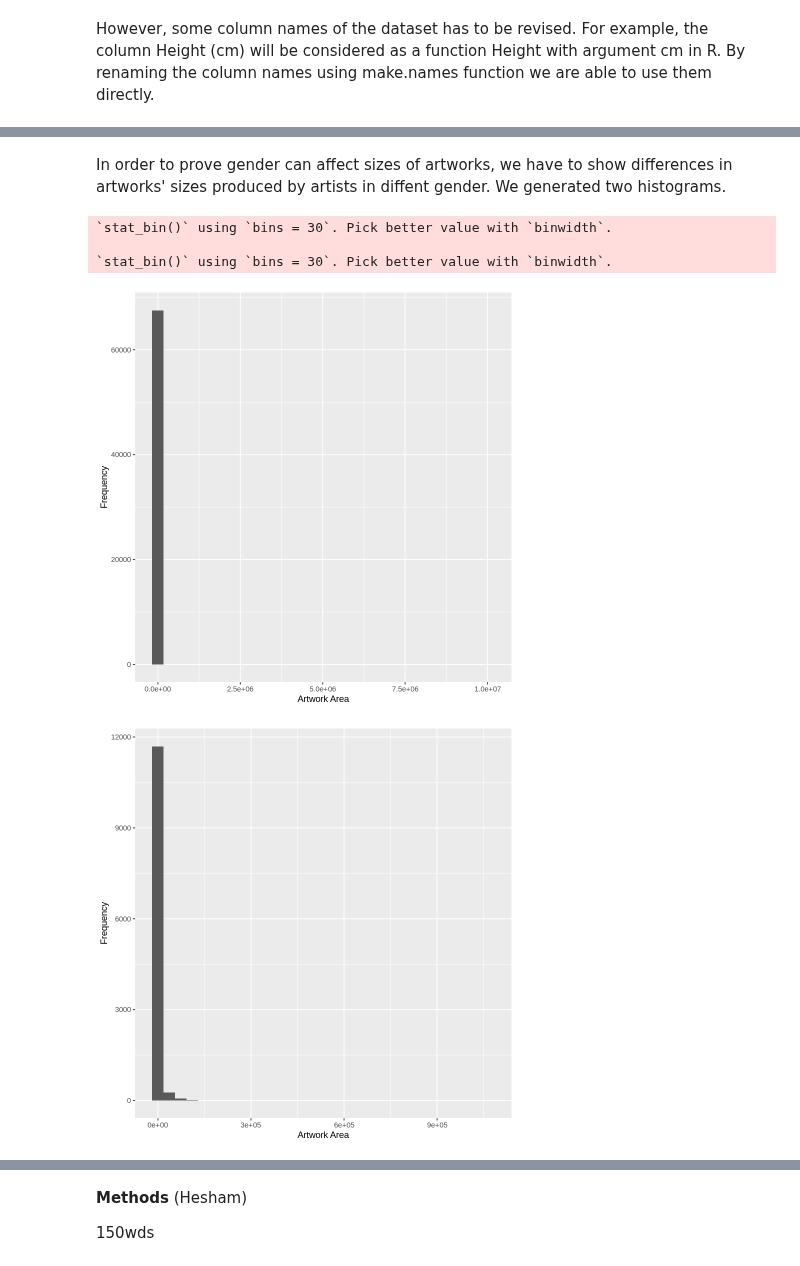
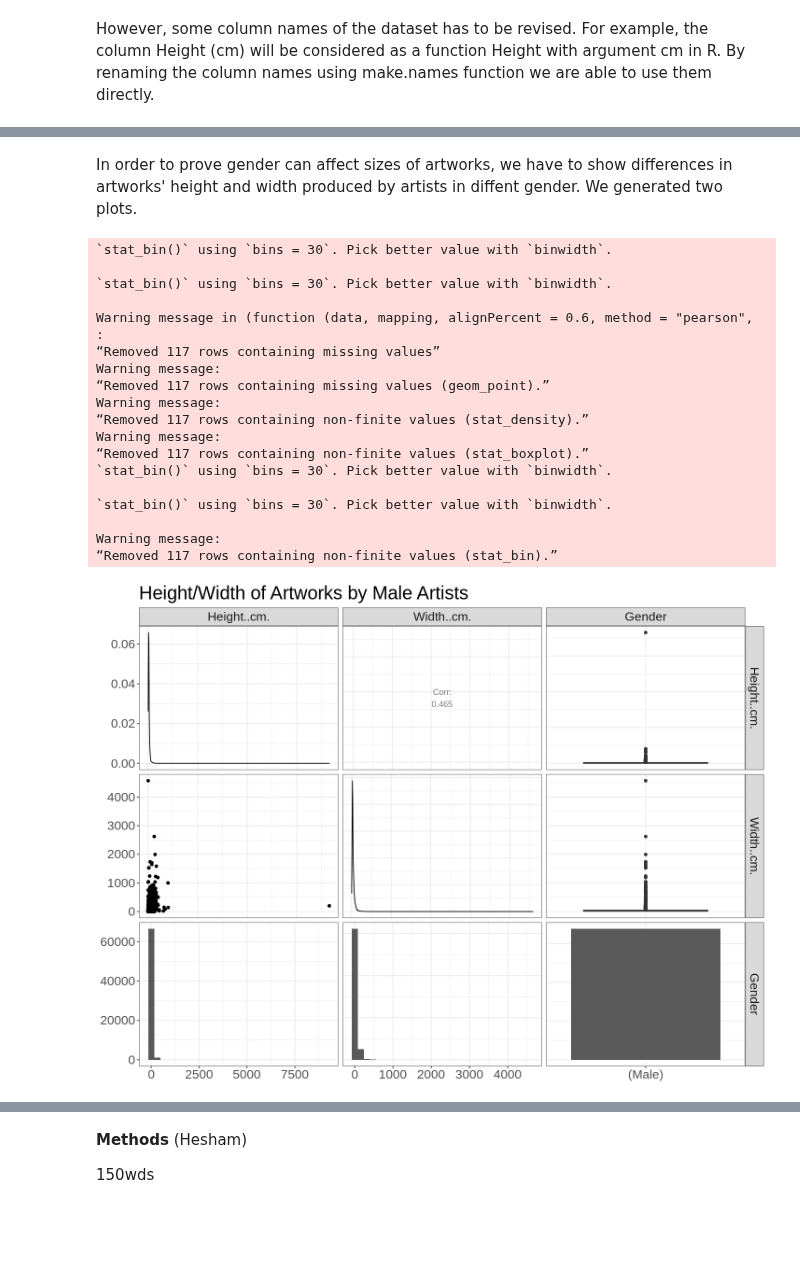
Before and after one commit to annekedresselhuis/DSCI-Group-Project, a Jupyter notebook: group_28_preliminary_analysis..ipynb, the cells around one changed output, grey strips where cells are left out. Cells and saved outputs as stored; diff of their text form; code cells hidden in the pictures; blank space fills up the shorter version.

Commit message:
Finished plotting ggpairs
Had difficulties understanding and explaining the graph.

```diff
--- a/group_28_preliminary_analysis..ipynb
+++ b/group_28_preliminary_analysis..ipynb
@@ -121,25 +108,25 @@ artworks_testing <- testing(artworks_split)
 
 artworks_selected <- artworks_training %>%
                      select(Height..cm., Width..cm., Gender)
-artworks_selected$Area<- with(artworks_selected, Height..cm.*Width..cm.)
 
-artworks_size_relation <- artworks_selected %>%
-    select(Gender, Area)
 
-artworks_male <- artworks_size_relation %>%
-    filter(Gender == "(Male)") %>%
-    filter(Area != "NA")
+artworks_male <- artworks_selected %>%
+                        filter(Gender == "(Male)") %>%
+                        filter(Height..cm. != "NA") %>%
+                        filter(Width..cm. != "NA")
 
-artworks_male
 
-artworks_female <- artworks_size_relation %>%
-    filter(Gender == "(Female)") %>%
-    filter(Area != "NA")
-artworks_female
+artworks_female <- artworks_selected %>%
+                   filter(Gender == "(Female)") %>%
+                   filter(Height..cm. != "NA") %>%
+                   filter(Height..cm. != "NA")
+
+
 
 nrow(artworks_male)
 nrow(artworks_female)
 
+
 #about a 1:6 ratio of female to male
 #however there seems to be NA values for Area in there, which would skew with our row count... how do we remove the NA rows?
 #When making histogram, maybe take  a subset so male and female have the same sample size? because right now we have about 6x more male than female
@@ -187,22 +136,37 @@ A tibble: 12061 × 2
 # %% [markdown]
-In order to prove gender can affect sizes of artworks, we have to show differences in artworks' sizes produced by artists in diffent gender. We generated two histograms.
+In order to prove gender can affect sizes of artworks, we have to show differences in artworks' height and width produced by artists in diffent gender. We generated two plots.
-# %%
-male_art_plot <- artworks_male %>%
-        ggplot(aes(x = Area)) +
-        geom_histogram() +
-        labs(x="Artwork Area", y="Frequency")
-male_art_plot
-
-female_art_plot <- artworks_female %>%
-        ggplot(aes(x = Area)) +
-        geom_histogram() +
-        labs(x = "Artwork Area", y = "Frequency")
-female_art_plot
-
-# the graph looks very weird
-# %% [output]
-`stat_bin()` using `bins = 30`. Pick better value with `binwidth`.
-
-`stat_bin()` using `bins = 30`. Pick better value with `binwidth`.
-[figure, removed]
-[figure, removed]
+# %%
+options(repr.plot.width = 12, repr.plot.height = 9)
+male_art_plot <- artworks_male %>%
+                 ggpairs(title = "Height/Width of Artworks by Male Artists")  +
+                 theme_bw() +
+                 theme(text = element_text(size = 20))
+
+male_art_plot
+
+female_art_plot <- artworks_female %>%
+                   ggpairs(title = "Height/Width of Artworks by Female Artists")  +
+                   theme_bw() +
+                   theme(text = element_text(size = 20))
+
+female_art_plot
+# %% [output]
+`stat_bin()` using `bins = 30`. Pick better value with `binwidth`.
+
+`stat_bin()` using `bins = 30`. Pick better value with `binwidth`.
+
+Warning message in (function (data, mapping, alignPercent = 0.6, method = "pearson", :
+“Removed 117 rows containing missing values”
+Warning message:
+“Removed 117 rows containing missing values (geom_point).”
+Warning message:
+“Removed 117 rows containing non-finite values (stat_density).”
+Warning message:
+“Removed 117 rows containing non-finite values (stat_boxplot).”
+`stat_bin()` using `bins = 30`. Pick better value with `binwidth`.
+
+`stat_bin()` using `bins = 30`. Pick better value with `binwidth`.
+
+Warning message:
+“Removed 117 rows containing non-finite values (stat_bin).”
+[figure, added]
```
Also changed, not shown: parts of 4 cells of this notebook.
